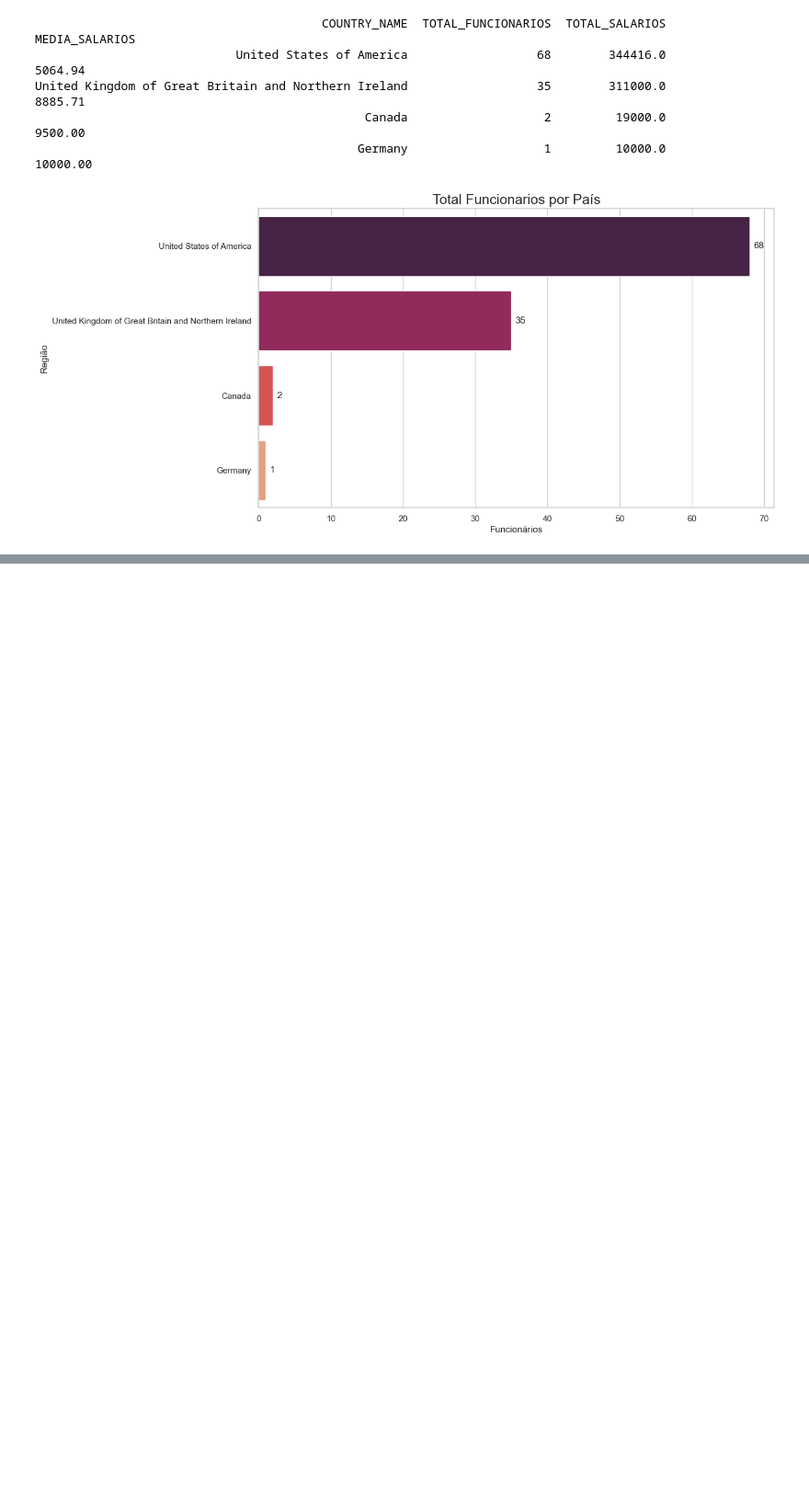
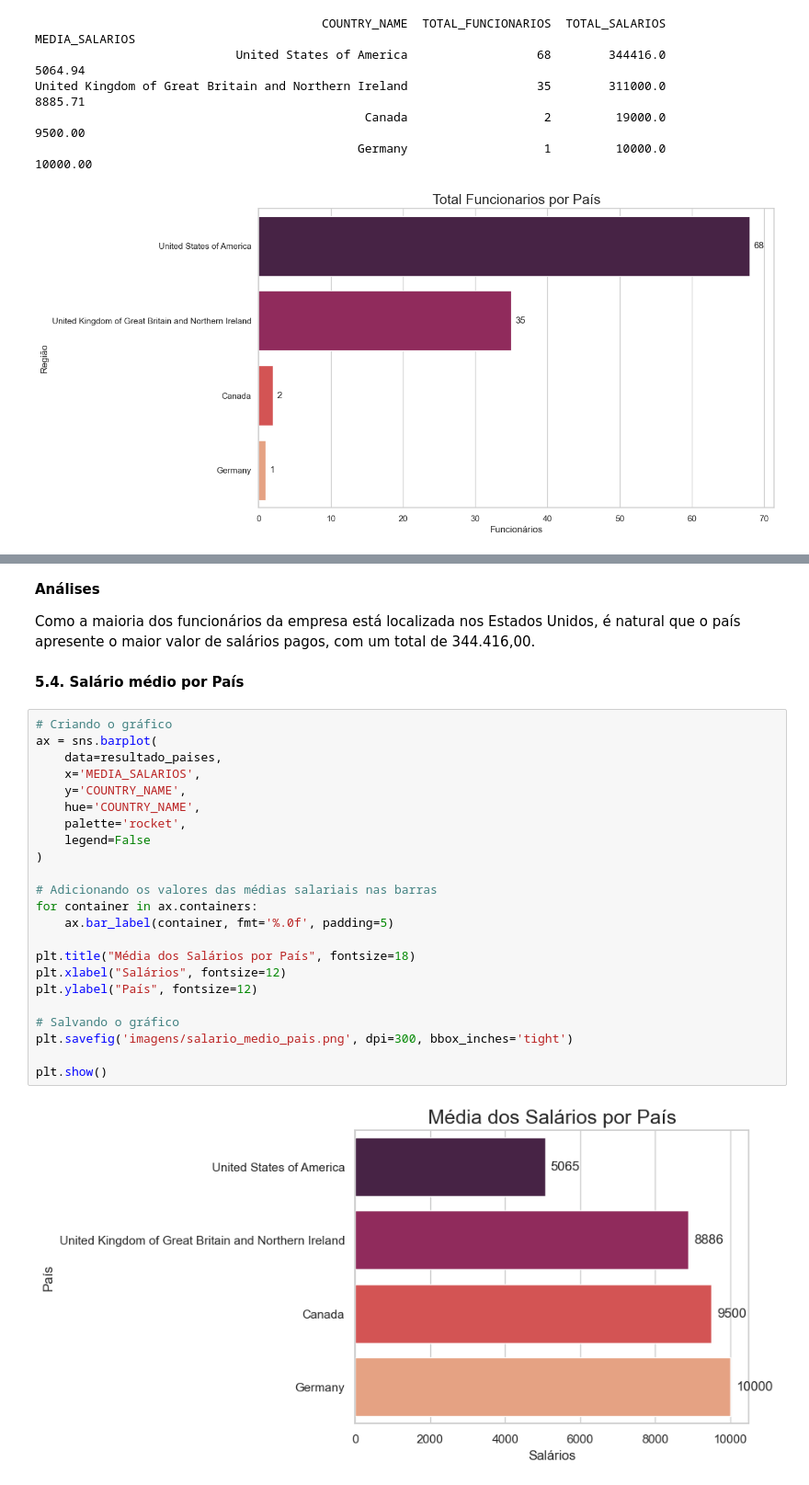
Before and after one commit to orlandovcj/SCTEC_Modulo_I_Projeto_Final, a Jupyter notebook: Projeto_Final_Orlando_Castro.ipynb, the cells around one changed output, grey strips where cells are left out. Shown at 92% size. Saved outputs shown, nothing was run; the diff lists cells and outputs as text; blank space fills up the shorter version.

```diff
--- a/Projeto_Final_Orlando_Castro.ipynb
+++ b/Projeto_Final_Orlando_Castro.ipynb
@@ -654,3 +741,34 @@ United Kingdom of Great Britain and Northern Ireland                  35
                                               Canada                   2         19000.0         9500.00
                                              Germany                   1         10000.0        10000.00
 [figure]
+# %% [markdown]
+**Análises**
+
+Como a maioria dos funcionários da empresa está localizada nos Estados Unidos, é natural que o país apresente o maior valor de salários pagos, com um total de 344.416,00.
+# %% [markdown]
+**5.4. Salário médio por País**
+# %%
+# Criando o gráfico
+ax = sns.barplot(
+    data=resultado_paises,
+    x='MEDIA_SALARIOS',
+    y='COUNTRY_NAME',
+    hue='COUNTRY_NAME',
+    palette='rocket',
+    legend=False
+)
+
+# Adicionando os valores das médias salariais nas barras
+for container in ax.containers:
+    ax.bar_label(container, fmt='%.0f', padding=5)
+
+plt.title("Média dos Salários por País", fontsize=18)
+plt.xlabel("Salários", fontsize=12)
+plt.ylabel("País", fontsize=12)
+
+# Salvando o gráfico
+plt.savefig('imagens/salario_medio_pais.png', dpi=300, bbox_inches='tight')
+
+plt.show()
+# %% [output]
+[figure, added]
```
Also changed, not shown: parts of 17 cells of this notebook.
